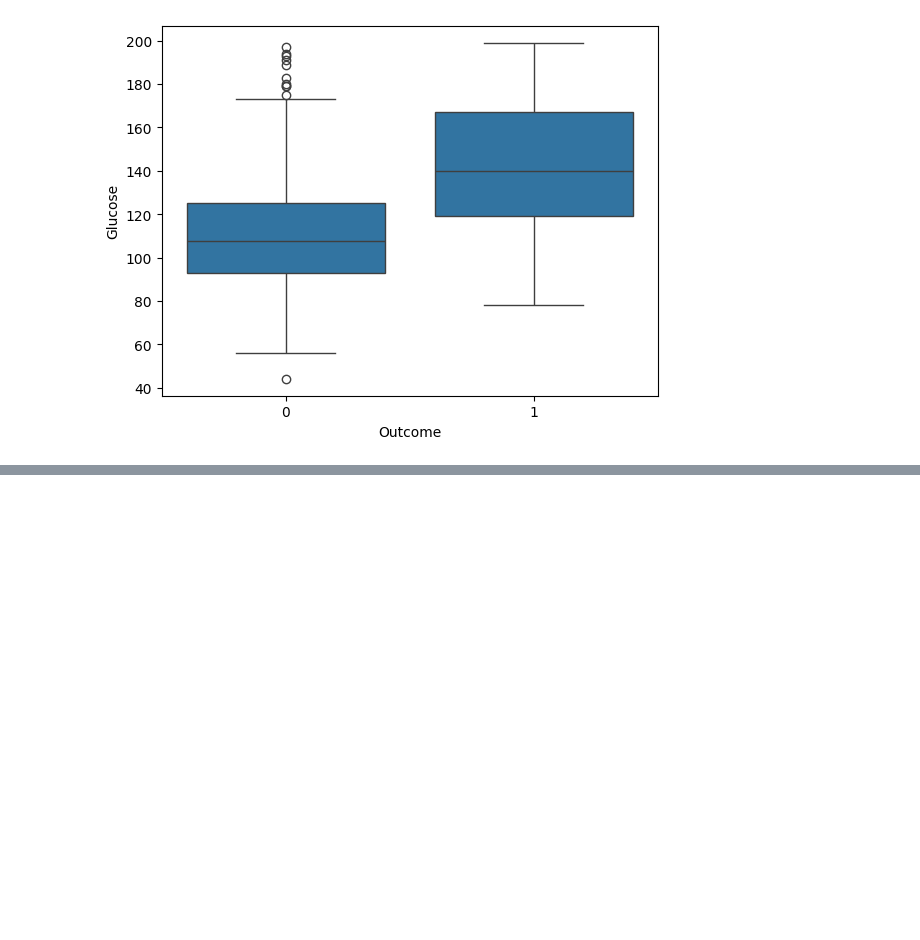
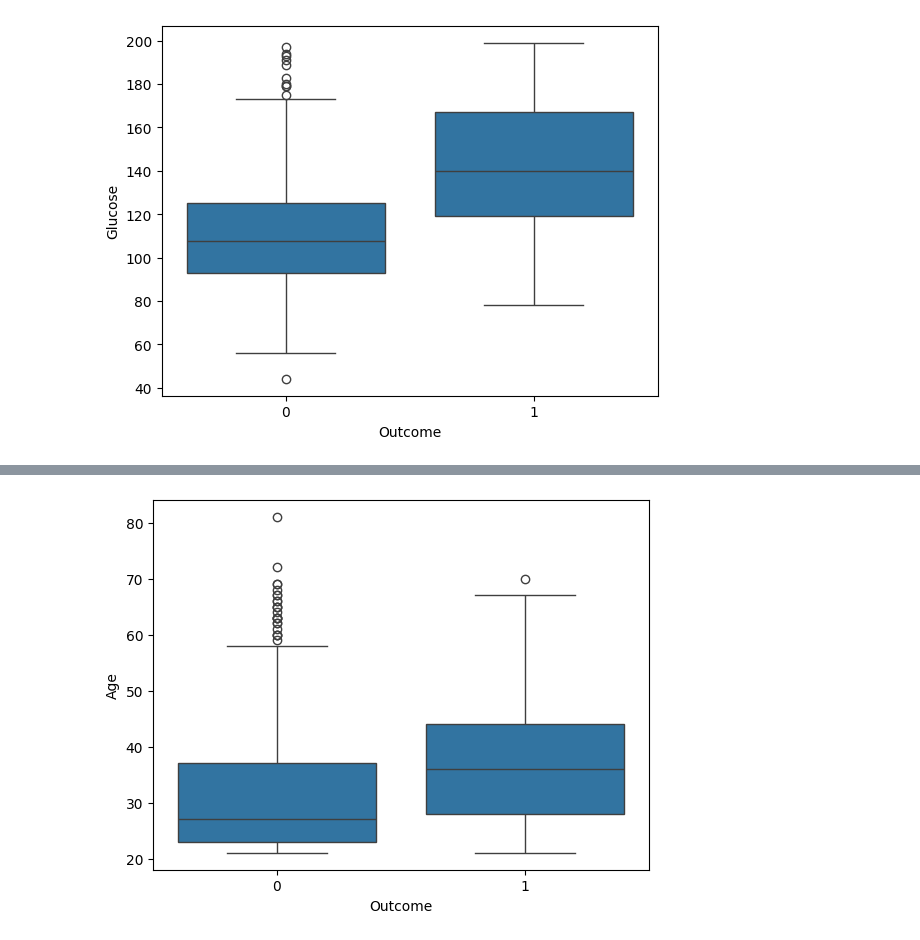
Before and after one commit to merveilletedem-ctrl/malaria_project, a Jupyter notebook: diabete.ipynb, the cells around one changed output, grey strips where cells are left out. Drawn from its saved outputs; the diff is of its cells as text; code cells hidden in the pictures; blank space fills up the shorter version.

```diff
--- a/diabete.ipynb
+++ b/diabete.ipynb
@@ -84,0 +91,6 @@ plt.show()
+# %%
+sns.boxplot(x="Outcome", y="Age", data=df)
+plt.show()
+# pour savoir si le diabete augmente avec l'age
+# %% [output]
+[figure, added]
```
Also changed, not shown: parts of 4 cells of this notebook.
